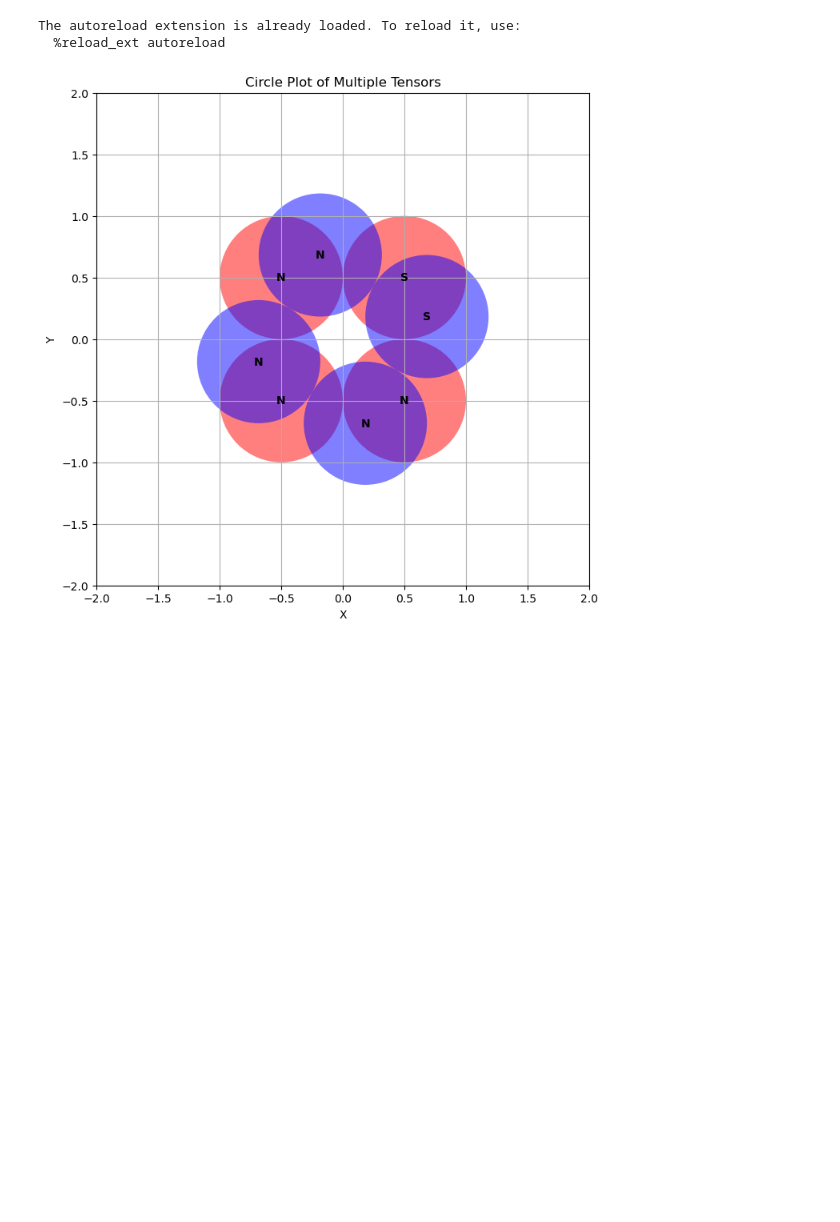
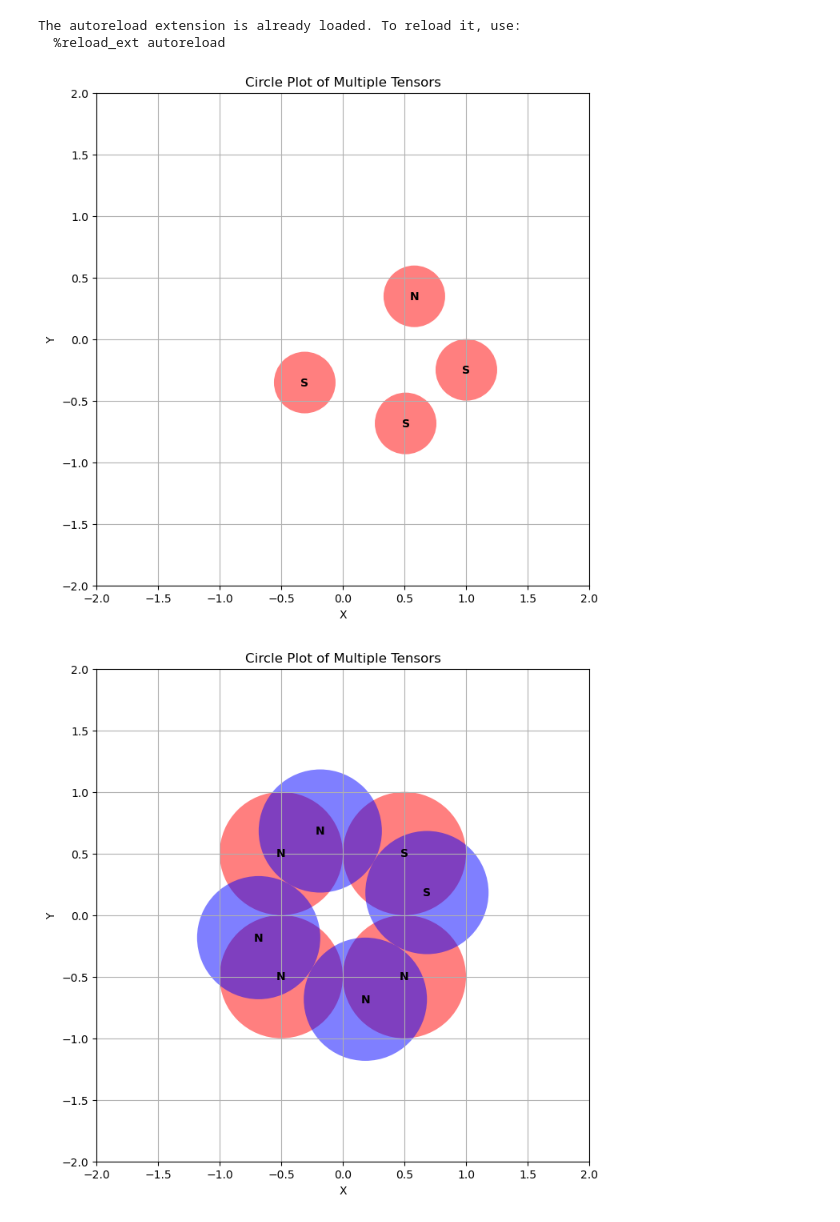
Before and after one commit to ProgrammableMatterLab/code-theory, a Jupyter notebook: test.ipynb, the cells around one changed output. Saved outputs shown, nothing was run; the diff lists cells and outputs as text; code cells hidden in the pictures; blank space fills up the shorter version.

```diff
--- a/test.ipynb
+++ b/test.ipynb
@@ -7,6 +7,12 @@ from block import Block, plot_faces, plot_attraction_vs_rotation_for_multiple_N
 # %% [output]
 The autoreload extension is already loaded. To reload it, use:
   %reload_ext autoreload
+# %%
+c = gen_rand_block(4, 0.25)
+# %%
+plot_faces(c.rotated(70), ['red'])
+# %% [output]
+[figure, added]
 # %%
 had = torch.from_numpy(hadamard(2))
 # %%
```
Also changed, not shown: parts of 1 cell of this notebook, 2 other files.
